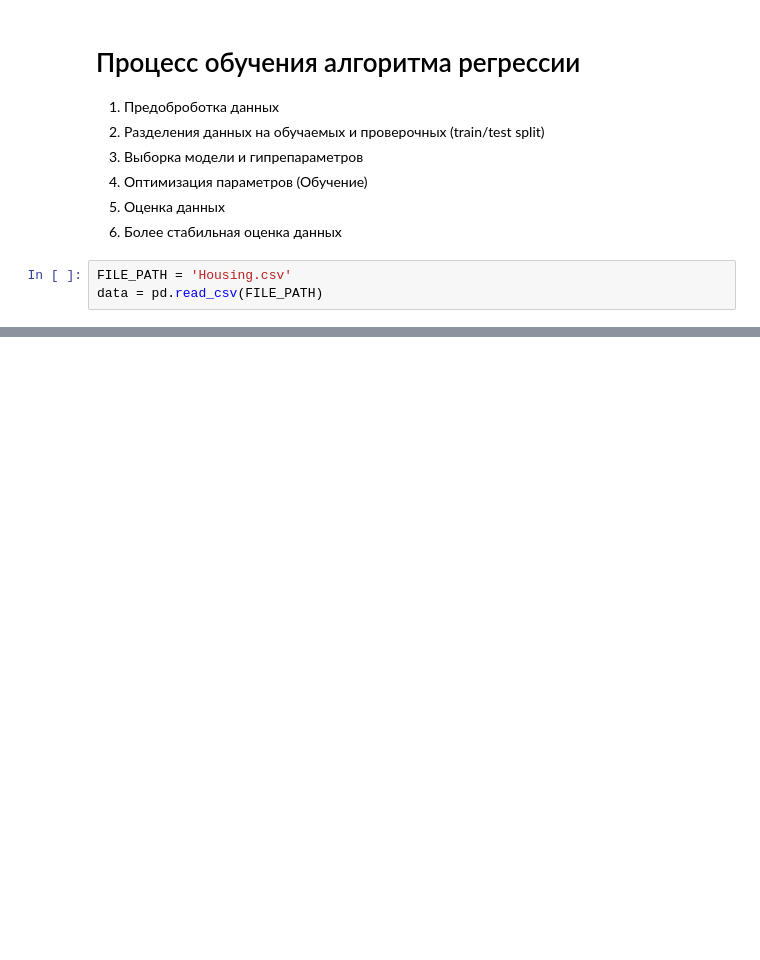
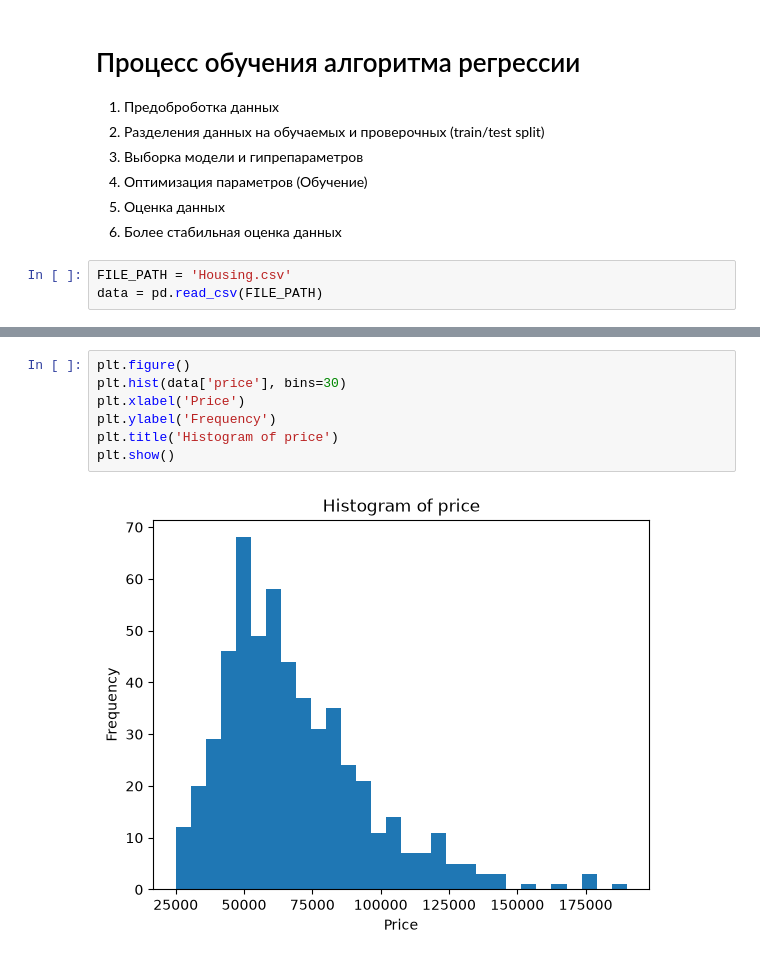
Before and after one commit to MammadovKamranIT/AI04, a Jupyter notebook: 4.ipynb, the cells around one changed output, grey strips where cells are left out. Saved outputs shown, nothing was run; the diff lists cells and outputs as text; blank space fills up the shorter version.

```diff
--- a/4.ipynb
+++ b/4.ipynb
@@ -41,0 +119,9 @@ data = pd.read_csv(FILE_PATH)
+# %%
+plt.figure()
+plt.hist(data['price'], bins=30)
+plt.xlabel('Price')
+plt.ylabel('Frequency')
+plt.title('Histogram of price')
+plt.show()
+# %% [output]
+[figure, added]
```
Also changed, not shown: parts of 19 cells of this notebook.
